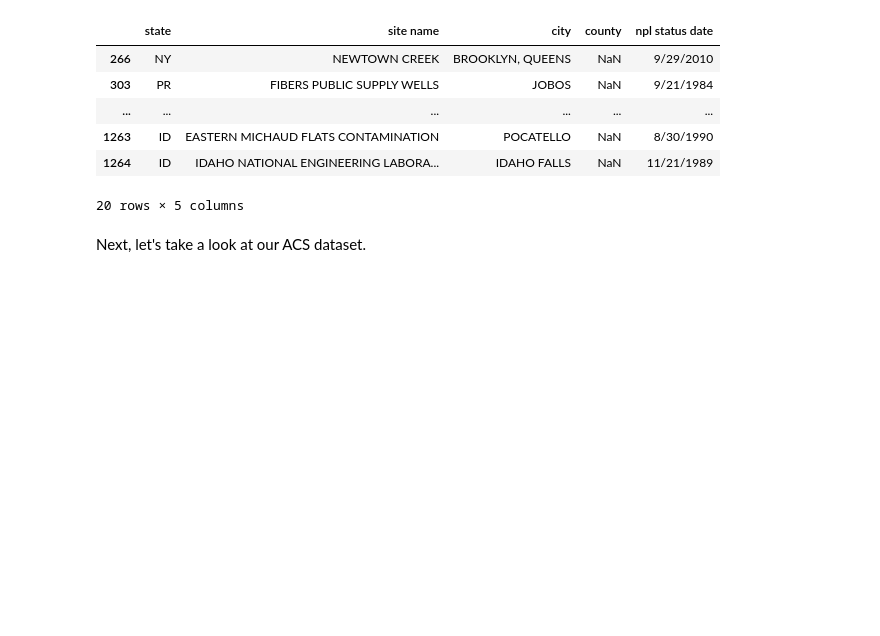
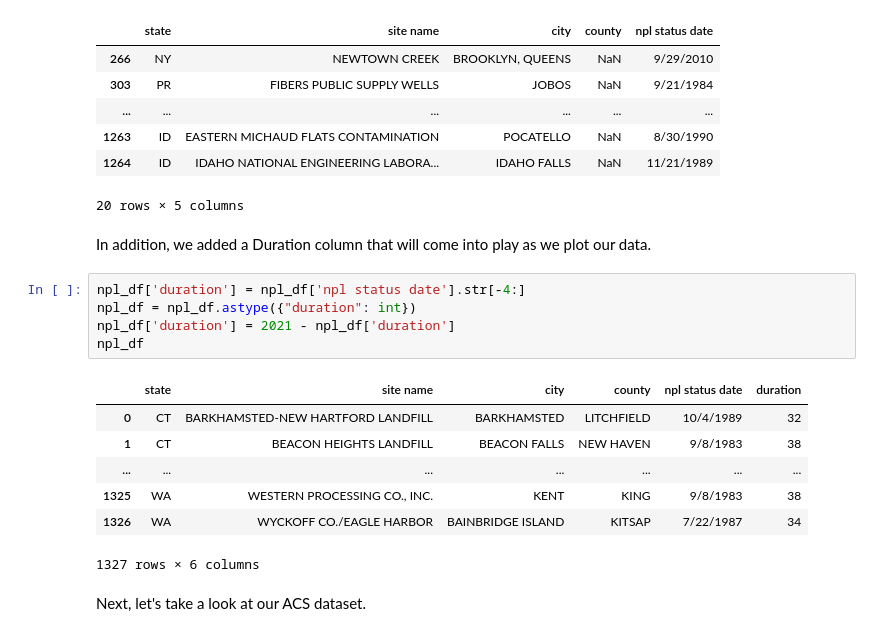
Before and after one commit to jeinuh/superfund-project, a Jupyter notebook: EDACheckpoint_group011.ipynb, the cells around one changed output. Cells and saved outputs as stored; diff of their text form; blank space fills up the shorter version.

```diff
--- a/EDACheckpoint_group011.ipynb
+++ b/EDACheckpoint_group011.ipynb
@@ -125,6 +125,21 @@ npl_df[npl_df.isnull().any(axis=1)]
 | 1263 | ID | EASTERN MICHAUD FLATS CONTAMINATION | POCATELLO | NaN | 8/30/1990 |
 | 1264 | ID | IDAHO NATIONAL ENGINEERING LABORA... | IDAHO FALLS | NaN | 11/21/1989 |
 20 rows × 5 columns
+# %% [markdown]
+In addition, we added a Duration column that will come into play as we plot our data.
+# %%
+npl_df['duration'] = npl_df['npl status date'].str[-4:]
+npl_df = npl_df.astype({"duration": int})
+npl_df['duration'] = 2021 - npl_df['duration']
+npl_df
+# %% [output]
+|  | state | site name | city | county | npl status date | duration |
+| 0 | CT | BARKHAMSTED-NEW HARTFORD LANDFILL | BARKHAMSTED | LITCHFIELD | 10/4/1989 | 32 |
+| 1 | CT | BEACON HEIGHTS LANDFILL | BEACON FALLS | NEW HAVEN | 9/8/1983 | 38 |
+| ... | ... | ... | ... | ... | ... | ... |
+| 1325 | WA | WESTERN PROCESSING CO., INC. | KENT | KING | 9/8/1983 | 38 |
+| 1326 | WA | WYCKOFF CO./EAGLE HARBOR | BAINBRIDGE ISLAND | KITSAP | 7/22/1987 | 34 |
+1327 rows × 6 columns
 # %% [markdown]
 Next, let's take a look at our ACS dataset.
 # %%
```
Also changed, not shown: parts of 8 cells of this notebook.
